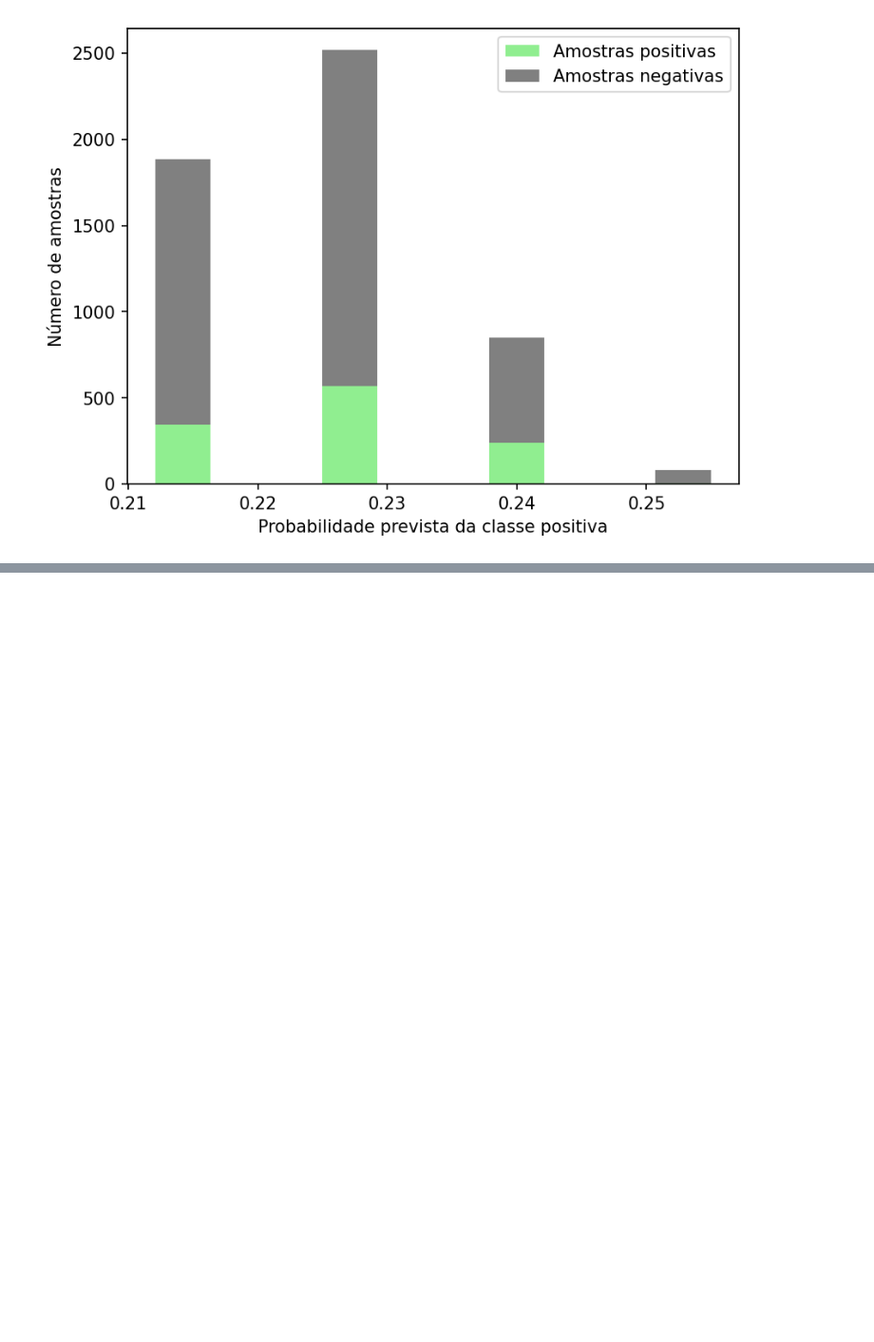
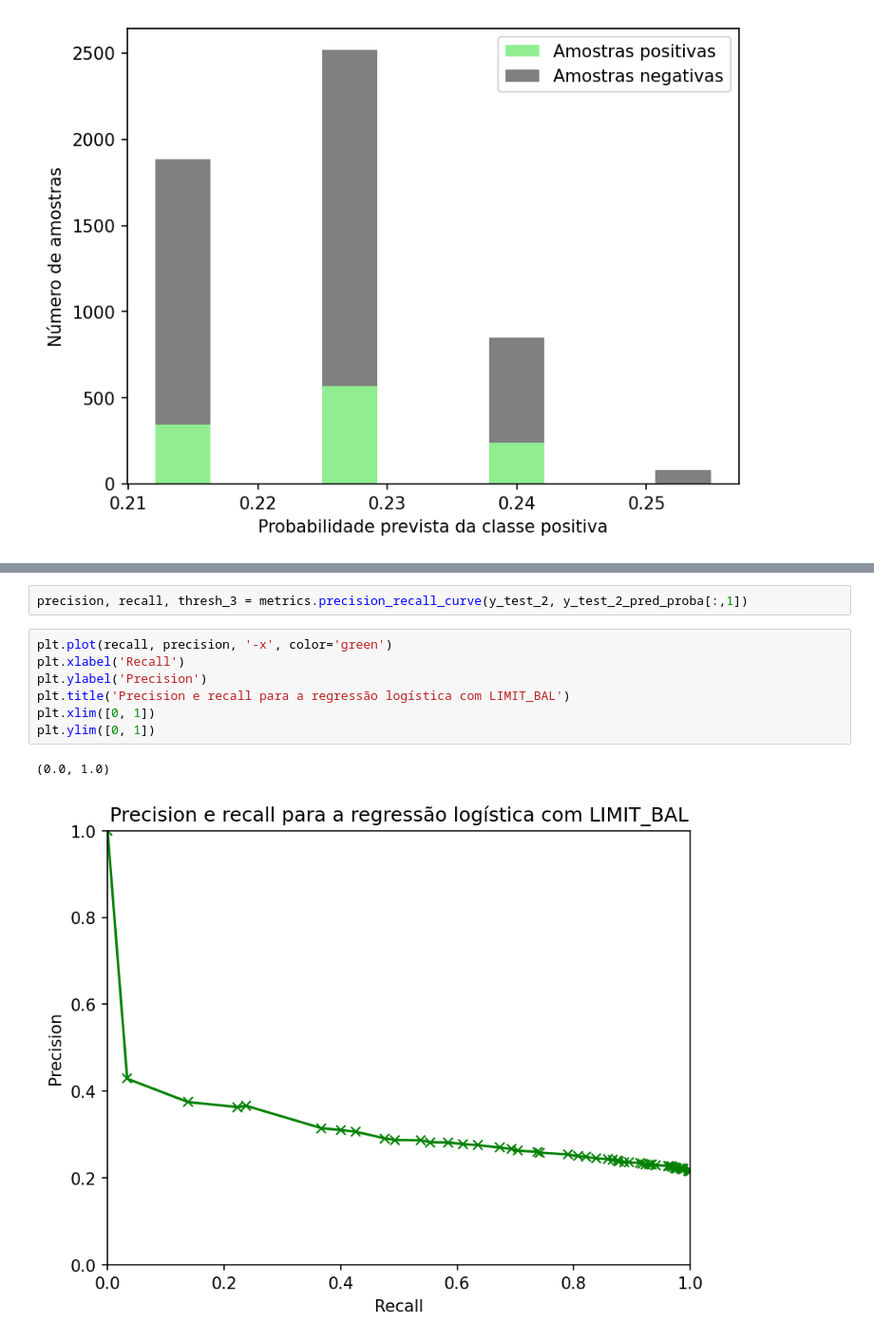
Before and after one commit to marcosvnespolo/Previsao_Inadimplencia, a Jupyter notebook: Previsão_Inadimplência.ipynb, the cells around one changed output, grey strips where cells are left out. Shown at 95% size. Drawn from its saved outputs; the diff is of its cells as text; blank space fills up the shorter version.

```diff
--- a/Previsão_Inadimplência.ipynb
+++ b/Previsão_Inadimplência.ipynb
@@ -1139,0 +1219,12 @@ Text(0, 0.5, 'Número de amostras')
+# %%
+precision, recall, thresh_3 = metrics.precision_recall_curve(y_test_2, y_test_2_pred_proba[:,1])
+# %%
+plt.plot(recall, precision, '-x', color='green')
+plt.xlabel('Recall')
+plt.ylabel('Precision')
+plt.title('Precision e recall para a regressão logística com LIMIT_BAL')
+plt.xlim([0, 1])
+plt.ylim([0, 1])
+# %% [output]
+(0.0, 1.0)
+[figure, added]
```
Also changed, not shown: parts of 26 cells of this notebook.
